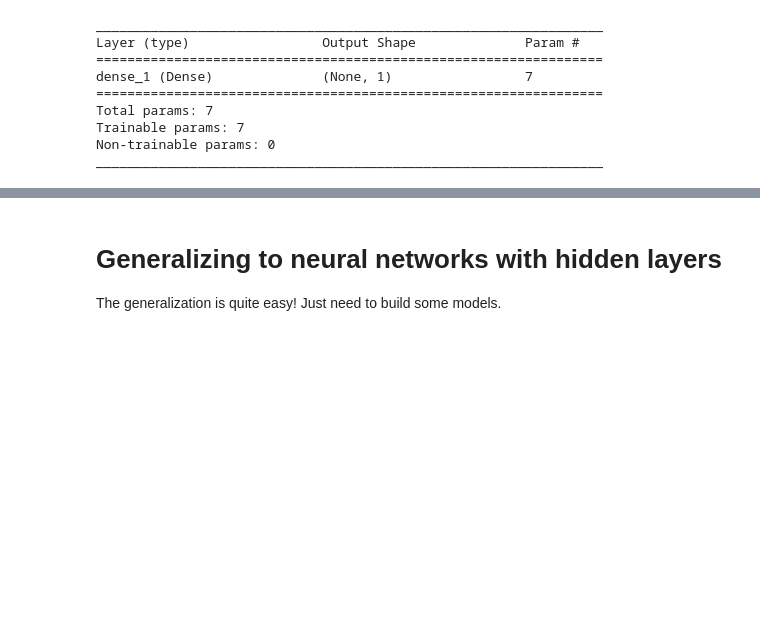
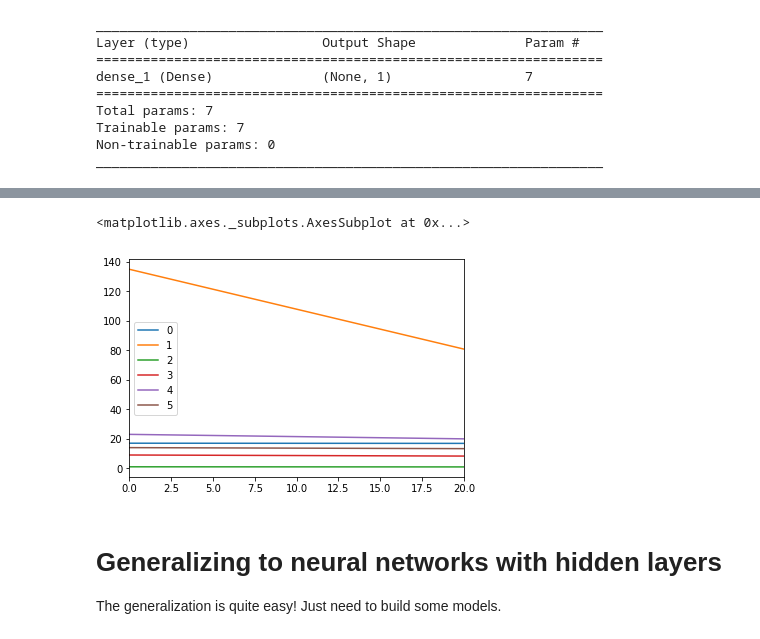
Before and after one commit to wisygig/cr, a Jupyter notebook: Simple neural network.ipynb, the cells around one changed output, grey strips where cells are left out. Saved outputs shown, nothing was run; the diff lists cells and outputs as text; code cells hidden in the pictures; blank space fills up the shorter version.

```diff
--- a/Simple neural network.ipynb
+++ b/Simple neural network.ipynb
@@ -220,3 +280,8 @@ max_loss = 10.
+# %%
+pd.DataFrame(x_vals).plot()
+# %% [output]
+<matplotlib.axes._subplots.AxesSubplot at 0x...>
+[figure, added]
 # %% [markdown]
 # Generalizing to neural networks with hidden layers
 
```
Also changed, not shown: parts of 10 cells of this notebook.
